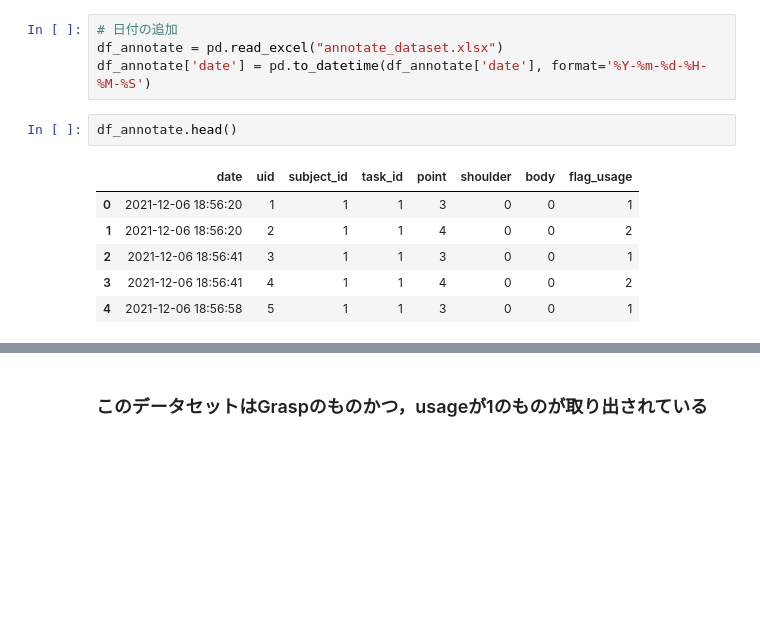
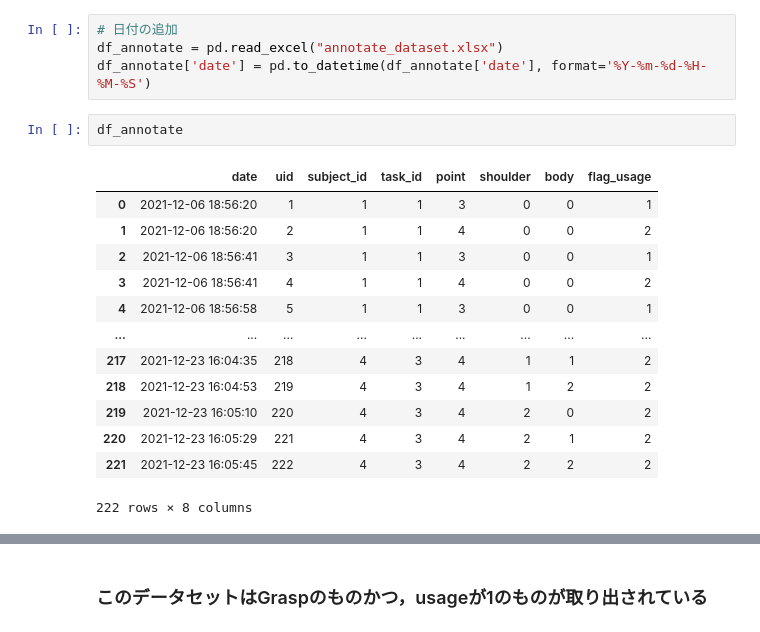
Before and after one commit to szkn/Transformer, a Jupyter notebook: visualize.ipynb, the cells around one changed output, grey strips where cells are left out. Drawn from its saved outputs; the diff is of its cells as text; blank space fills up the shorter version.

```diff
--- a/visualize.ipynb
+++ b/visualize.ipynb
@@ -48,14 +48,21 @@ random.seed(1234)
 df_annotate = pd.read_excel("annotate_dataset.xlsx")
 df_annotate['date'] = pd.to_datetime(df_annotate['date'], format='%Y-%m-%d-%H-%M-%S')
 # %%
-df_annotate.head()
+df_annotate
 # %% [output]
 |  | date | uid | subject_id | task_id | point | shoulder | body | flag_usage |
 | 0 | 2021-12-06 18:56:20 | 1 | 1 | 1 | 3 | 0 | 0 | 1 |
 | 1 | 2021-12-06 18:56:20 | 2 | 1 | 1 | 4 | 0 | 0 | 2 |
 | 2 | 2021-12-06 18:56:41 | 3 | 1 | 1 | 3 | 0 | 0 | 1 |
 | 3 | 2021-12-06 18:56:41 | 4 | 1 | 1 | 4 | 0 | 0 | 2 |
 | 4 | 2021-12-06 18:56:58 | 5 | 1 | 1 | 3 | 0 | 0 | 1 |
+| ... | ... | ... | ... | ... | ... | ... | ... | ... |
+| 217 | 2021-12-23 16:04:35 | 218 | 4 | 3 | 4 | 1 | 1 | 2 |
+| 218 | 2021-12-23 16:04:53 | 219 | 4 | 3 | 4 | 1 | 2 | 2 |
+| 219 | 2021-12-23 16:05:10 | 220 | 4 | 3 | 4 | 2 | 0 | 2 |
+| 220 | 2021-12-23 16:05:29 | 221 | 4 | 3 | 4 | 2 | 1 | 2 |
+| 221 | 2021-12-23 16:05:45 | 222 | 4 | 3 | 4 | 2 | 2 | 2 |
+222 rows × 8 columns
 # %%
 # DataSetの呼び出し
 df_data = pd.read_csv("bigdata_trimmed.csv")
```
Also changed, not shown: parts of 4 cells of this notebook, 1 other file.
